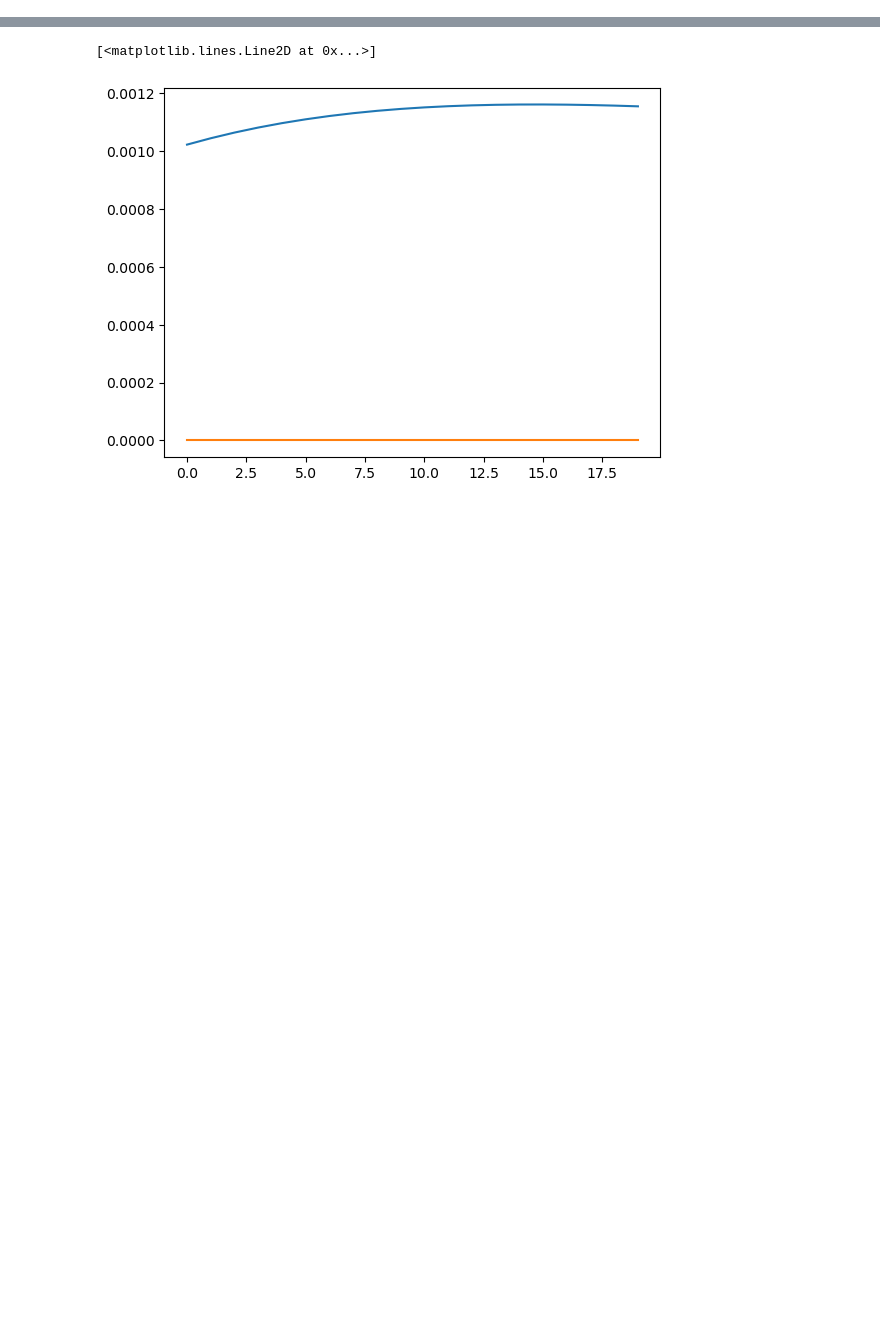
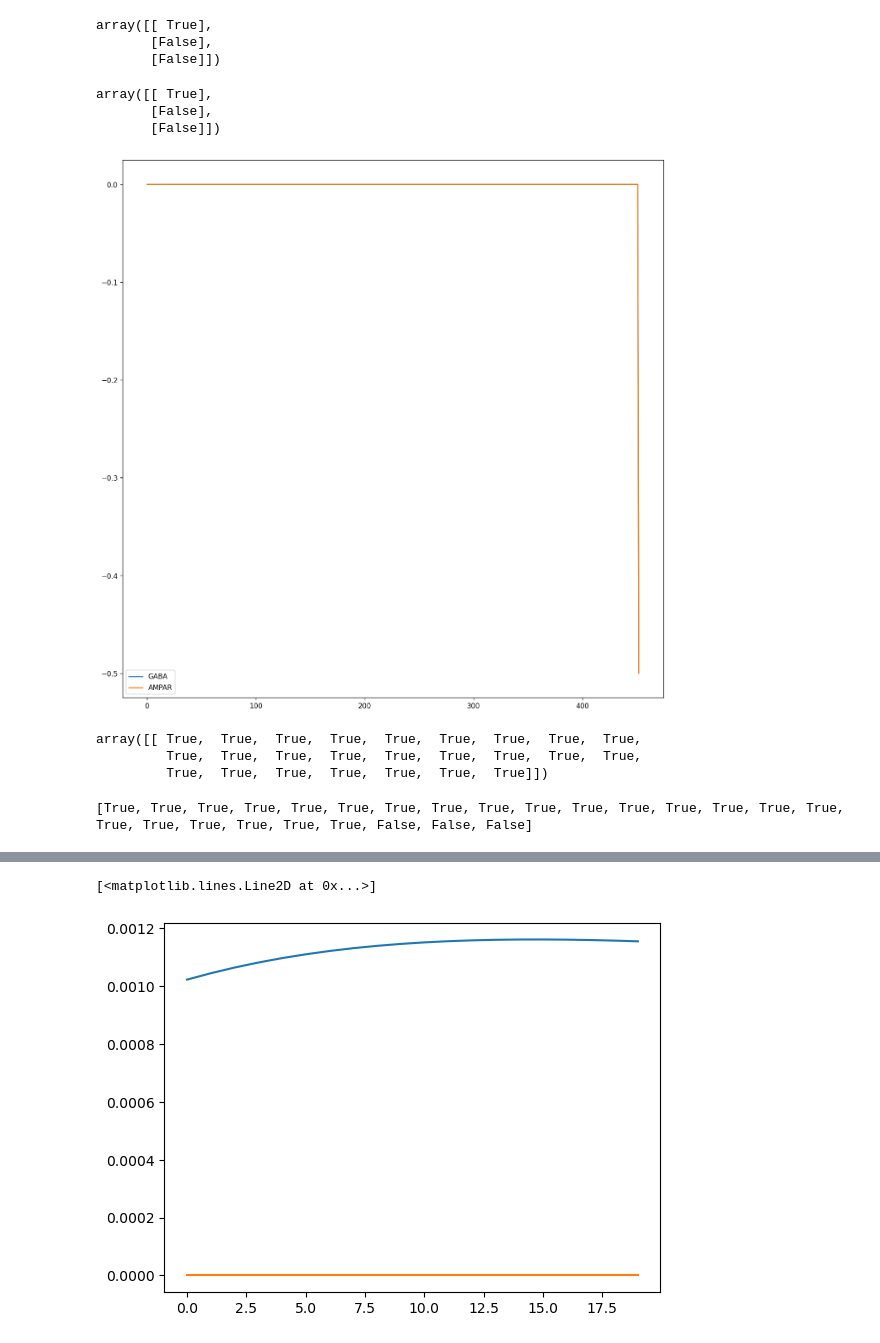
Before and after one commit to cathalmc/CBLTP_NeuroSim, a Jupyter notebook: graphCreator.ipynb, the cells around one changed output, grey strips where cells are left out. Saved outputs shown, nothing was run; the diff lists cells and outputs as text; code cells hidden in the pictures; blank space fills up the shorter version.

```diff
--- a/graphCreator.ipynb
+++ b/graphCreator.ipynb
@@ -81,3 +199,56 @@ standardPlot({key:data2[key] for key in keysToPlot})
+# %%
+simDataPy2["spikeBuffer"]
+# %% [output]
+array([[ True],
+       [False],
+       [False]])
+# %%
+simDataPy["spikeBuffer"]
+# %% [output]
+array([[ True],
+       [False],
+       [False]])
+# %%
+y = data["x"] - data2["x"]
+names = simDataPy2["name"]
+
+plt.figure(figsize=(14,14),dpi=120)
+plt.plot(y.sum(axis=2)[:,-2::],label=names[-2::]);
+plt.legend();
+# %% [output]
+[figure, added]
+# %%
+ac = simDataPy2
+synapseDelay = ac["inputDelay"]
+readIndex = ((ac["writeIndex"][ac["channelPreSpiker"]]-synapseDelay)%ac["maxDelayInt"])
+perceivedSpike = ac["spikeBuffer"][ac["channelPreSpiker"]][readIndex].T
+perceivedSpike
+# %% [output]
+array([[ True,  True,  True,  True,  True,  True,  True,  True,  True,
+         True,  True,  True,  True,  True,  True,  True,  True,  True,
+         True,  True,  True,  True,  True,  True,  True]])
+# %%
+ac = simDataPy
+spikes = []
+readIndices = []
+for i in range(ac["nChannels"]):
+    preSynapticSpiker = ac["channelPreSpiker"][i]
+    nChannels = ac["nChannels"]
+    voltage = ac["voltages"]
+    calciumVals = ac["calciumVals"]
+    writeIndex = ac["writeIndex"]
+    maxDelay = ac["maxDelayInt"]
+    synapseDelay = ac["inputDelay"][i]
+    readIndex = int((writeIndex[preSynapticSpiker]-synapseDelay)%maxDelay)
+    readIndices.append(readIndex)
+    perceivedSpike = ac["spikeBuffer"][preSynapticSpiker][readIndex]
+    #perceivedSpike = max(perceivedSpike,spikeOverwriteList[i])
+    spikes.append(bool(perceivedSpike))
+
+print(spikes)
+print(readIndexreadIndexs)
+# %% [output]
+[True, True, True, True, True, True, True, True, True, True, True, True, True, True, True, True, True, True, True, True, True, True, False, False, False]
 # %%
 key = "netCurrent"
 x =data[key]-data2[key]
```
Also changed, not shown: parts of 6 cells of this notebook.
